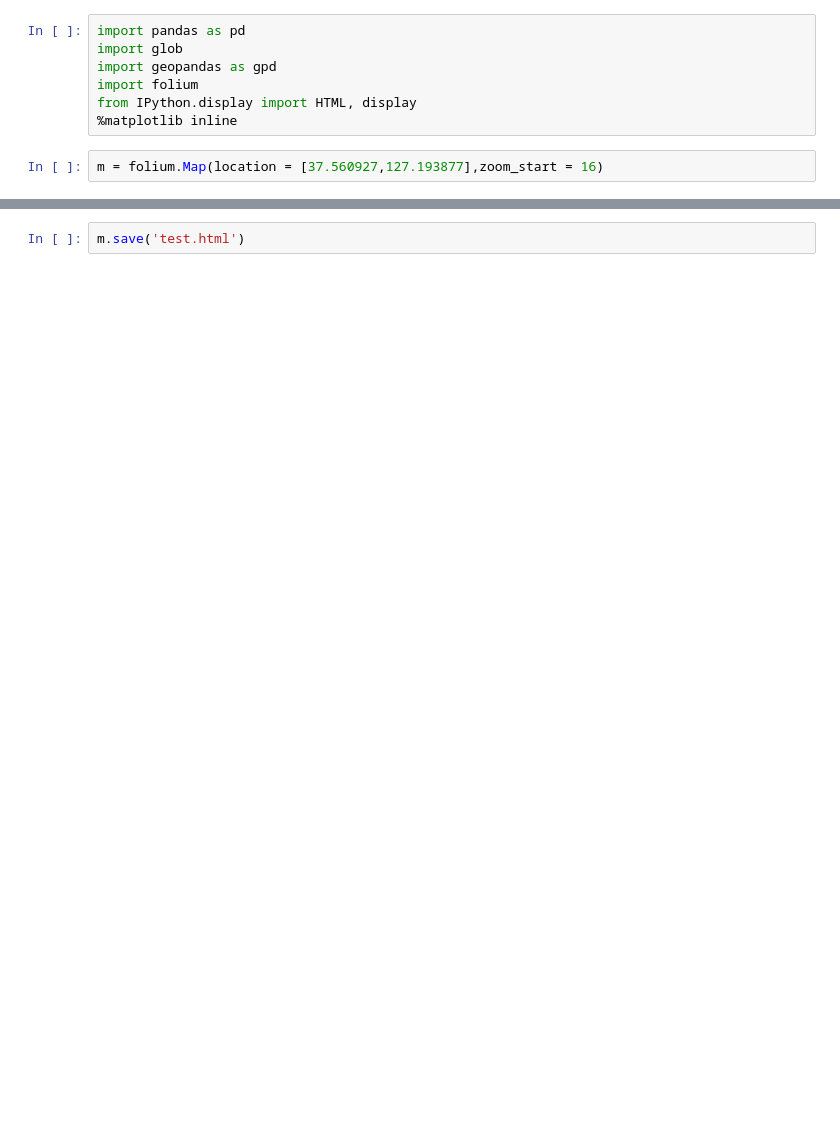
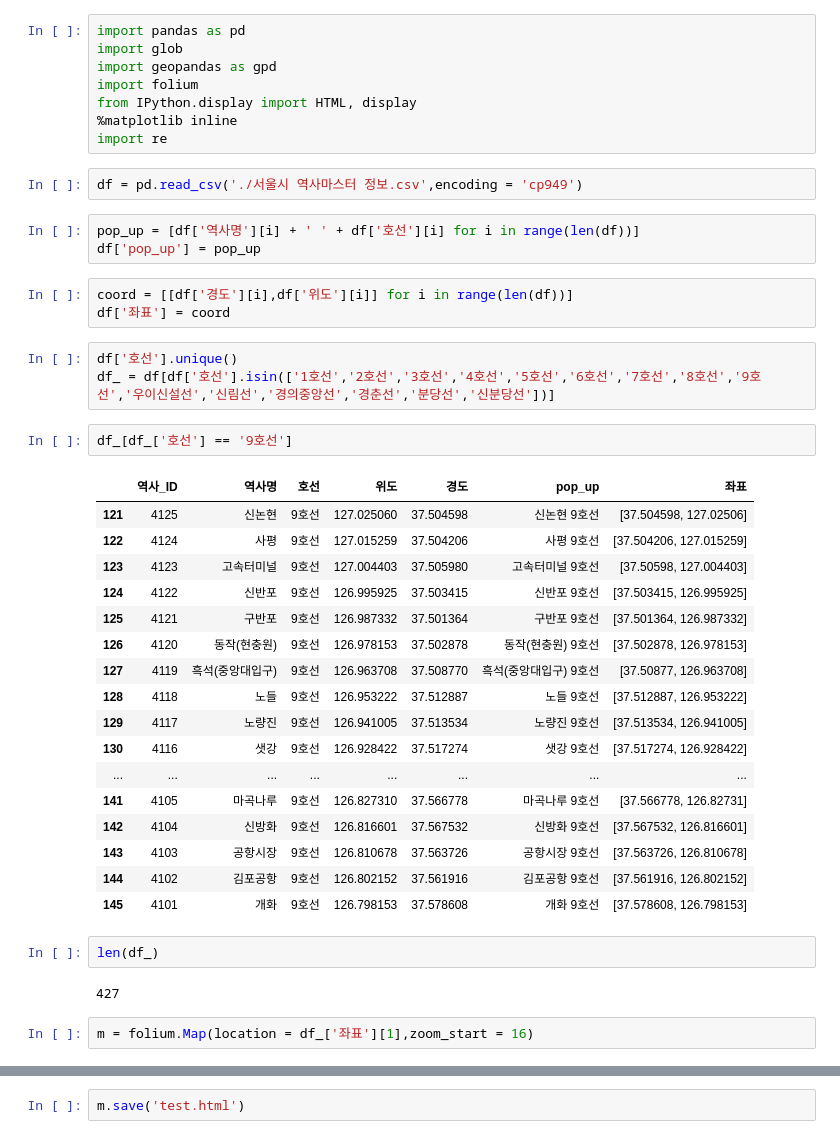
Before and after one commit to mincheol-Jeon/near_subway_buildings, a Jupyter notebook: subway_eda.ipynb, the cells around one changed output, grey strips where cells are left out. Saved outputs shown, nothing was run; the diff lists cells and outputs as text; blank space fills up the shorter version.

```diff
--- a/subway_eda.ipynb
+++ b/subway_eda.ipynb
@@ -5,5 +5,41 @@ import geopandas as gpd
 import folium
 from IPython.display import HTML, display
 %matplotlib inline
+import re
+# %%
+df = pd.read_csv('./서울시 역사마스터 정보.csv',encoding = 'cp949')
+# %%
+pop_up = [df['역사명'][i] + ' ' + df['호선'][i] for i in range(len(df))]
+df['pop_up'] = pop_up
+# %%
+coord = [[df['경도'][i],df['위도'][i]] for i in range(len(df))]
+df['좌표'] = coord
+# %%
+df['호선'].unique()
+df_ = df[df['호선'].isin(['1호선','2호선','3호선','4호선','5호선','6호선','7호선','8호선','9호선','우이신설선','신림선','경의중앙선','경춘선','분당선','신분당선'])]
+# %%
+df_[df_['호선'] == '9호선']
+# %% [output]
+|  | 역사_ID | 역사명 | 호선 | 위도 | 경도 | pop_up | 좌표 |
+| 121 | 4125 | 신논현 | 9호선 | 127.025060 | 37.504598 | 신논현 9호선 | [37.504598, 127.02506] |
+| 122 | 4124 | 사평 | 9호선 | 127.015259 | 37.504206 | 사평 9호선 | [37.504206, 127.015259] |
+| 123 | 4123 | 고속터미널 | 9호선 | 127.004403 | 37.505980 | 고속터미널 9호선 | [37.50598, 127.004403] |
+| 124 | 4122 | 신반포 | 9호선 | 126.995925 | 37.503415 | 신반포 9호선 | [37.503415, 126.995925] |
+| 125 | 4121 | 구반포 | 9호선 | 126.987332 | 37.501364 | 구반포 9호선 | [37.501364, 126.987332] |
+| 126 | 4120 | 동작(현충원) | 9호선 | 126.978153 | 37.502878 | 동작(현충원) 9호선 | [37.502878, 126.978153] |
+| 127 | 4119 | 흑석(중앙대입구) | 9호선 | 126.963708 | 37.508770 | 흑석(중앙대입구) 9호선 | [37.50877, 126.963708] |
+| 128 | 4118 | 노들 | 9호선 | 126.953222 | 37.512887 | 노들 9호선 | [37.512887, 126.953222] |
+| 129 | 4117 | 노량진 | 9호선 | 126.941005 | 37.513534 | 노량진 9호선 | [37.513534, 126.941005] |
+| 130 | 4116 | 샛강 | 9호선 | 126.928422 | 37.517274 | 샛강 9호선 | [37.517274, 126.928422] |
+| ... | ... | ... | ... | ... | ... | ... | ... |
+| 141 | 4105 | 마곡나루 | 9호선 | 126.827310 | 37.566778 | 마곡나루 9호선 | [37.566778, 126.82731] |
+| 142 | 4104 | 신방화 | 9호선 | 126.816601 | 37.567532 | 신방화 9호선 | [37.567532, 126.816601] |
+| 143 | 4103 | 공항시장 | 9호선 | 126.810678 | 37.563726 | 공항시장 9호선 | [37.563726, 126.810678] |
+| 144 | 4102 | 김포공항 | 9호선 | 126.802152 | 37.561916 | 김포공항 9호선 | [37.561916, 126.802152] |
+| 145 | 4101 | 개화 | 9호선 | 126.798153 | 37.578608 | 개화 9호선 | [37.578608, 126.798153] |
+# %%
+len(df_)
+# %% [output]
+427
 # %%
-m = folium.Map(location = [37.560927,127.193877],zoom_start = 16)
+m = folium.Map(location = df_['좌표'][1],zoom_start = 16)
```
Also changed, not shown: parts of 6 cells of this notebook.
